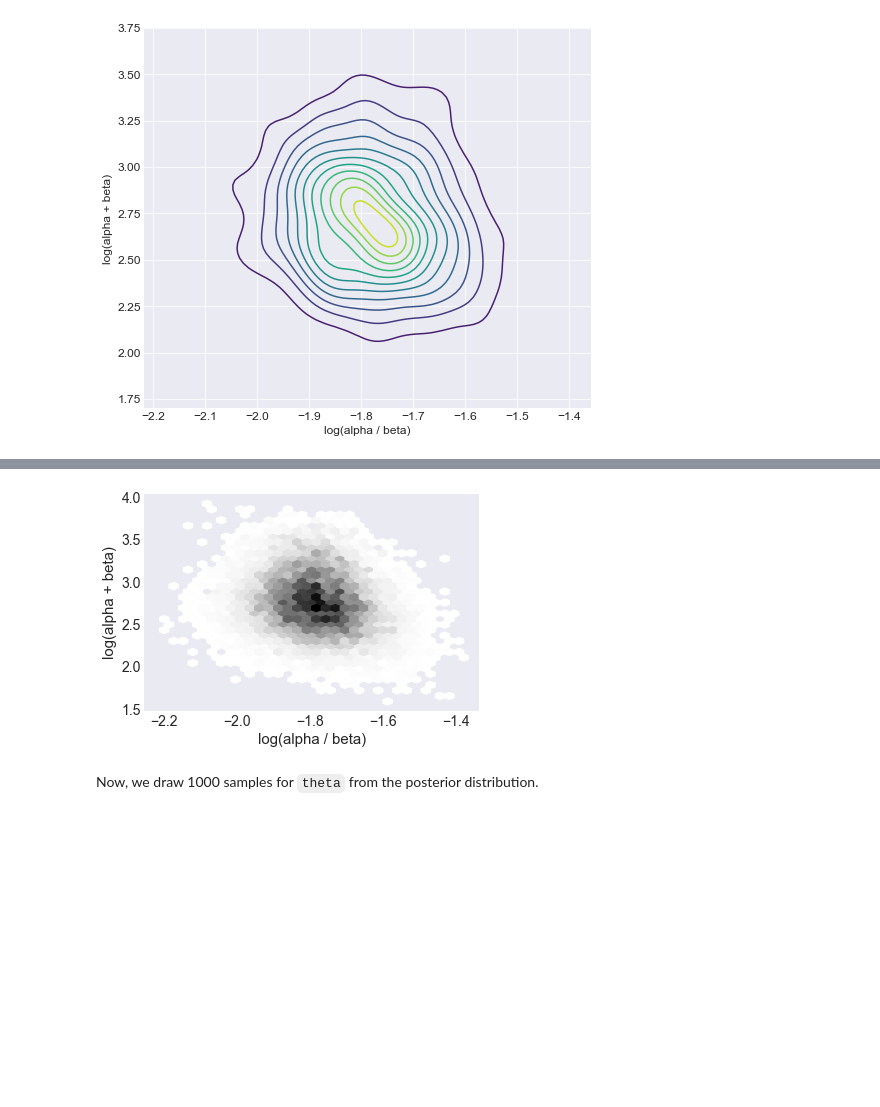
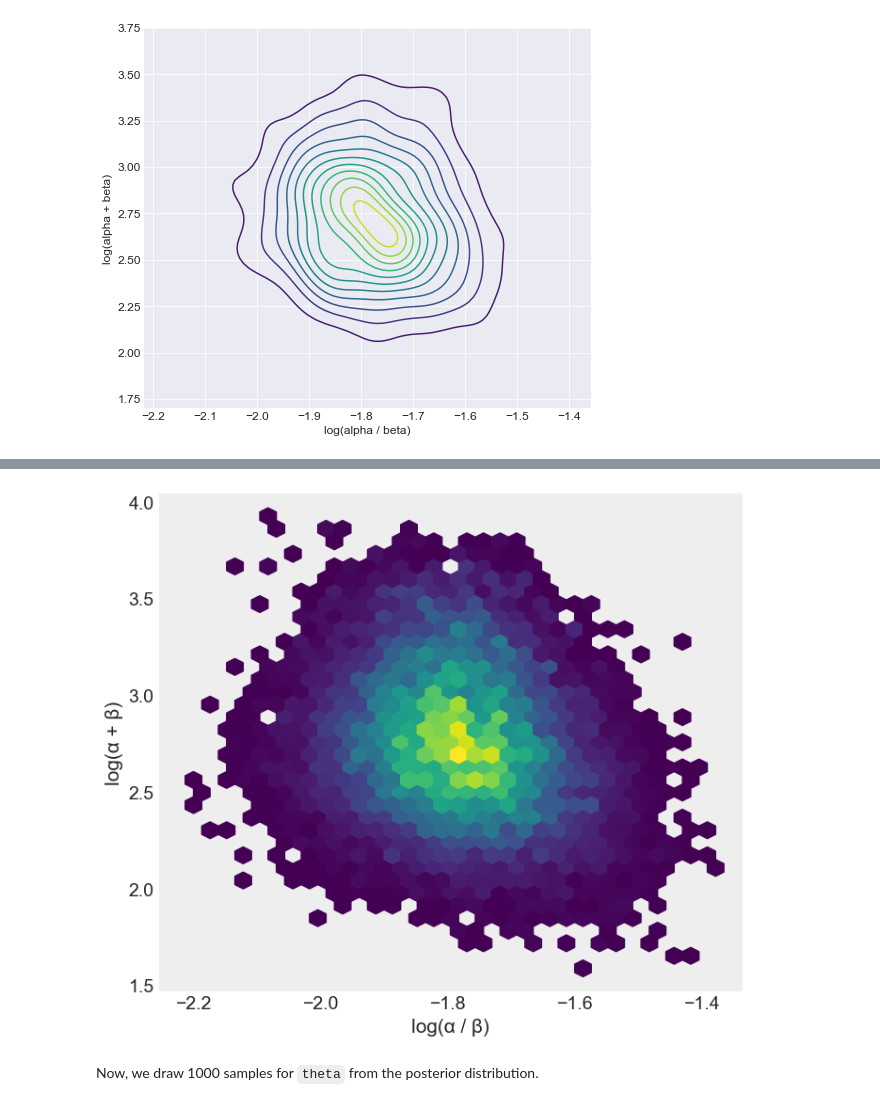
Before and after one commit to pymc-devs/pymc-resources, a Jupyter notebook: BDA3/chap_05.ipynb, the cells around one changed output, grey strips where cells are left out. Drawn from its saved outputs; the diff is of its cells as text; code cells hidden in the pictures; blank space fills up the shorter version.

```diff
--- a/BDA3/chap_05.ipynb
+++ b/BDA3/chap_05.ipynb
@@ -221,8 +226,13 @@ g.set_axis_labels('log(alpha / beta)', 'log(alpha + beta)');
-# %%
-g = az.plot_pair(idata_10, var_names=['log(alpha / beta)', 'log(alpha + beta)'], kind=['hexbin'])
-#g.set_axis_labels('log(alpha / beta)', 'log(alpha + beta)');
-# %% [output]
-[figure, removed]
+# %%
+az.style.use("arviz-darkgrid")
+fig, ax = plt.subplots(figsize=(8, 7))
+mpl.rcParams["image.cmap"] = 'viridis'
+
+az.plot_pair(idata_10, var_names=['log(alpha / beta)', 'log(alpha + beta)'], colorbar=True, kind=['hexbin'], ax=ax)
+ax.set_xlabel('log(α / β)')
+ax.set_ylabel('log(α + β)');
+# %% [output]
+[figure, added]
 # %% [markdown]
 Now, we draw 1000 samples for `theta` from the posterior distribution.
 # %%
```
Also changed, not shown: parts of 6 cells of this notebook.
